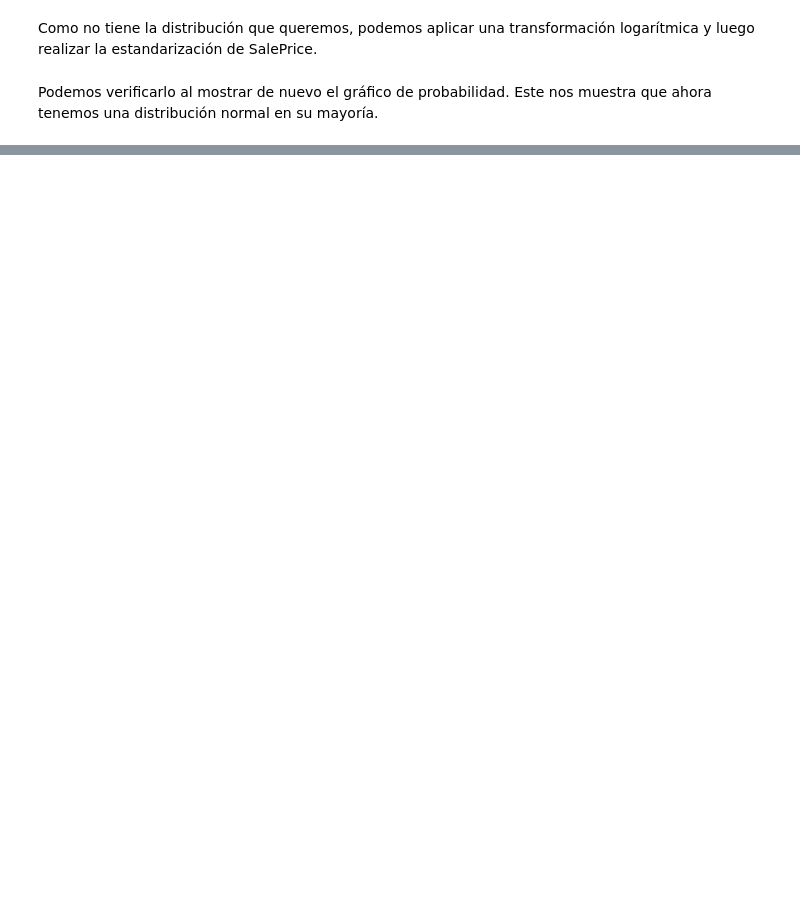
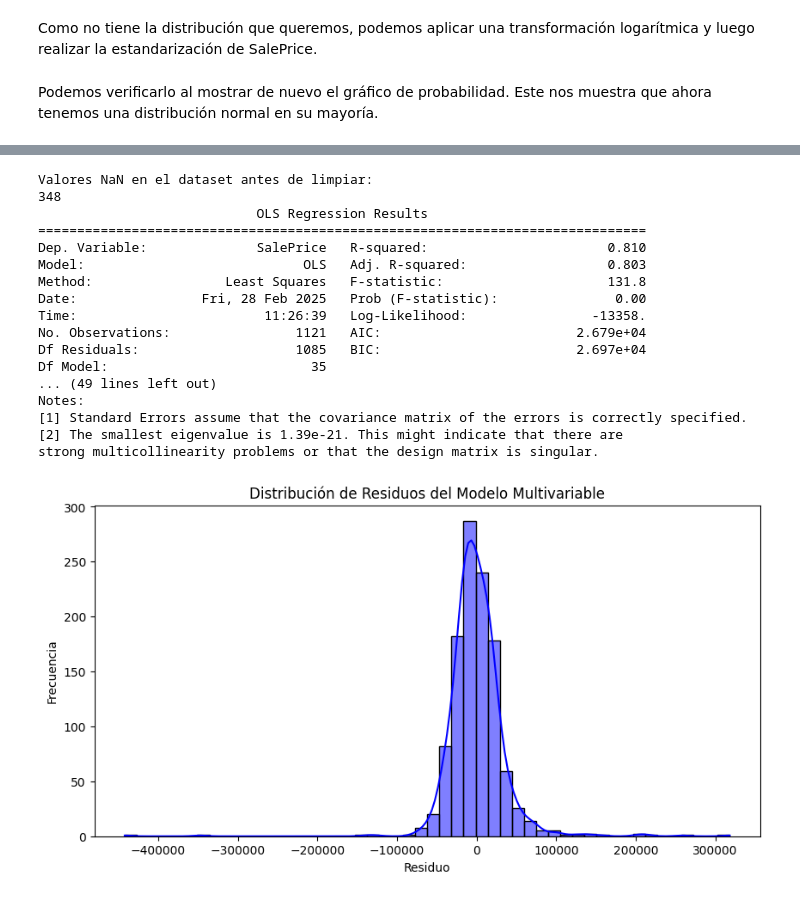
Before and after one commit to SRV-JSPA/Proyecto1_MD, a Jupyter notebook: proyecto1.ipynb, the cells around one changed output, grey strips where cells are left out. Saved outputs shown, nothing was run; the diff lists cells and outputs as text; code cells hidden in the pictures; blank space fills up the shorter version.

```diff
--- a/proyecto1.ipynb
+++ b/proyecto1.ipynb
@@ -258,0 +309,45 @@ plt.show()
+# %%
+X_multi = df_train.select_dtypes(include=["number"]).drop(columns=["SalePrice"])
+
+X_multi = sm.add_constant(X_multi)
+
+print("Valores NaN en el dataset antes de limpiar:")
+print(X_multi.isnull().sum().sum())
+
+X_multi = X_multi.dropna()
+y = y.loc[X_multi.index]
+
+X_multi.replace([np.inf, -np.inf], np.nan, inplace=True)
+
+X_multi = X_multi.dropna()
+y = y.loc[X_multi.index]
+
+modelo_multivariable = sm.OLS(y, X_multi).fit()
+
+print(modelo_multivariable.summary())
+
+plt.figure(figsize=(10, 5))
+sns.histplot(modelo_multivariable.resid, bins=50, kde=True, color='blue')
+plt.xlabel("Residuo")
+plt.ylabel("Frecuencia")
+plt.title("Distribución de Residuos del Modelo Multivariable")
+plt.show()
+# %% [output]
+Valores NaN en el dataset antes de limpiar:
+348
+                            OLS Regression Results
+==============================================================================
+Dep. Variable:              SalePrice   R-squared:                       0.810
+Model:                            OLS   Adj. R-squared:                  0.803
+Method:                 Least Squares   F-statistic:                     131.8
+Date:                Fri, 28 Feb 2025   Prob (F-statistic):               0.00
+Time:                        11:26:39   Log-Likelihood:                -13358.
+No. Observations:                1121   AIC:                         2.679e+04
+Df Residuals:                    1085   BIC:                         2.697e+04
+Df Model:                          35
+... (49 lines left out)
+Notes:
+[1] Standard Errors assume that the covariance matrix of the errors is correctly specified.
+[2] The smallest eigenvalue is 1.39e-21. This might indicate that there are
+strong multicollinearity problems or that the design matrix is singular.
+[figure, added]
```
Also changed, not shown: parts of 10 cells of this notebook.
